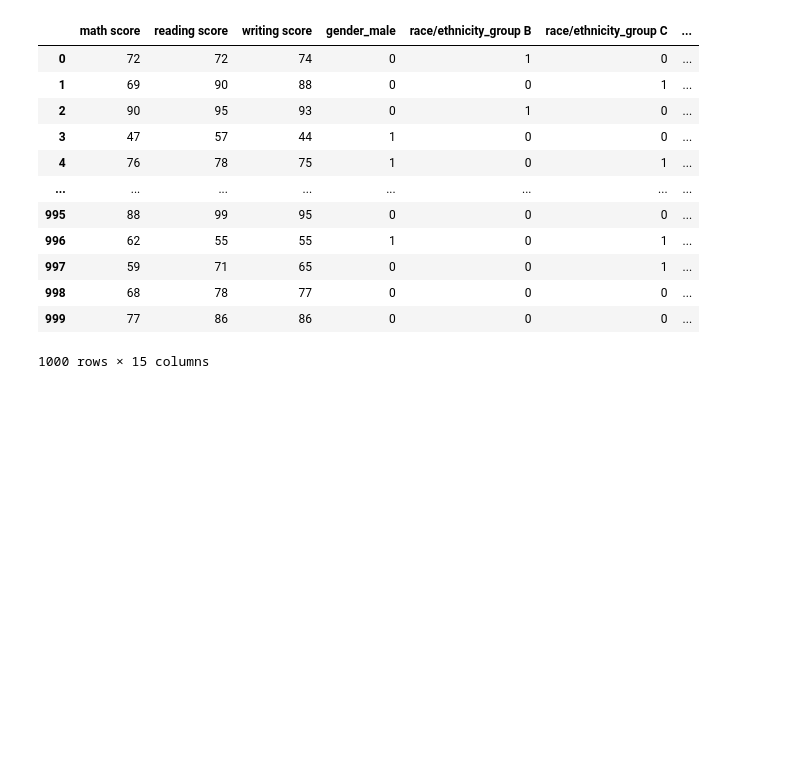
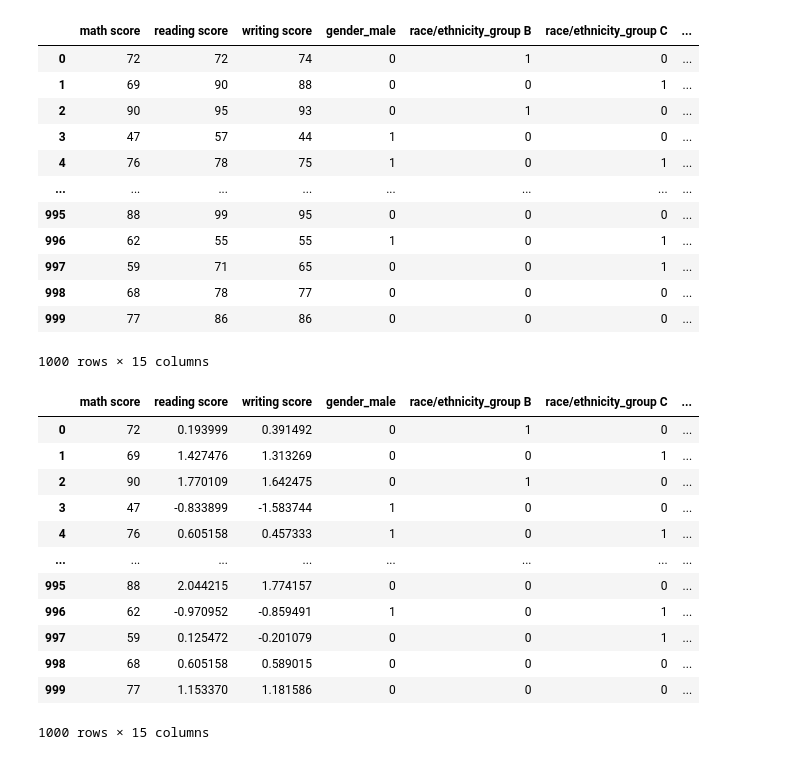
Before and after one commit to Nileshkrishesh/Something, a Jupyter notebook: practice.ipynb, the cells around one changed output. Saved outputs shown, nothing was run; the diff lists cells and outputs as text; code cells hidden in the pictures; blank space fills up the shorter version.

```diff
--- a/practice.ipynb
+++ b/practice.ipynb
@@ -210,3 +210,25 @@ df_cleaned
 | 998 | 68 | 78 | 77 | 0 | 0 | 0 | ... |
 | 999 | 77 | 86 | 86 | 0 | 0 | 0 | ... |
 1000 rows × 15 columns
+# %%
+from sklearn.preprocessing import StandardScaler
+from scipy.stats import pearsonr # StandardScaler is used to scale the data
+cols=['reading score','writing score'] # list of columns to be scaled
+scaler = StandardScaler() # create an object of StandardScaler
+df_cleaned[cols] = scaler.fit_transform(df_cleaned[cols]) # fit_transform is used to fit the data and transform it
+# %%
+df_cleaned
+# %% [output]
+|  | math score | reading score | writing score | gender_male | race/ethnicity_group B | race/ethnicity_group C | ... |
+| 0 | 72 | 0.193999 | 0.391492 | 0 | 1 | 0 | ... |
+| 1 | 69 | 1.427476 | 1.313269 | 0 | 0 | 1 | ... |
+| 2 | 90 | 1.770109 | 1.642475 | 0 | 1 | 0 | ... |
+| 3 | 47 | -0.833899 | -1.583744 | 1 | 0 | 0 | ... |
+| 4 | 76 | 0.605158 | 0.457333 | 1 | 0 | 1 | ... |
+| ... | ... | ... | ... | ... | ... | ... | ... |
+| 995 | 88 | 2.044215 | 1.774157 | 0 | 0 | 0 | ... |
+| 996 | 62 | -0.970952 | -0.859491 | 1 | 0 | 1 | ... |
+| 997 | 59 | 0.125472 | -0.201079 | 0 | 0 | 1 | ... |
+| 998 | 68 | 0.605158 | 0.589015 | 0 | 0 | 0 | ... |
+| 999 | 77 | 1.153370 | 1.181586 | 0 | 0 | 0 | ... |
+1000 rows × 15 columns
```
Also changed, not shown: parts of 13 cells of this notebook.
